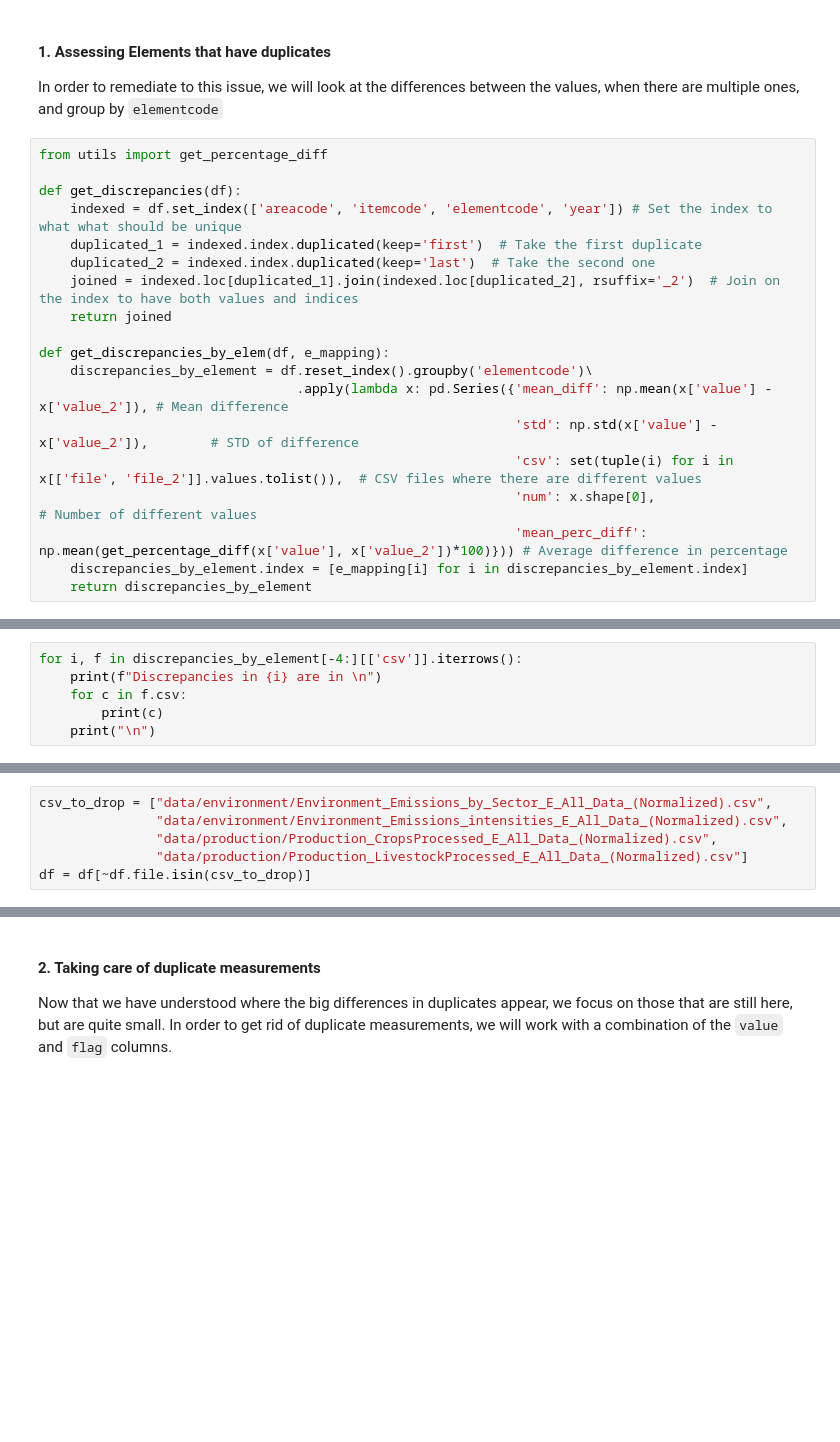
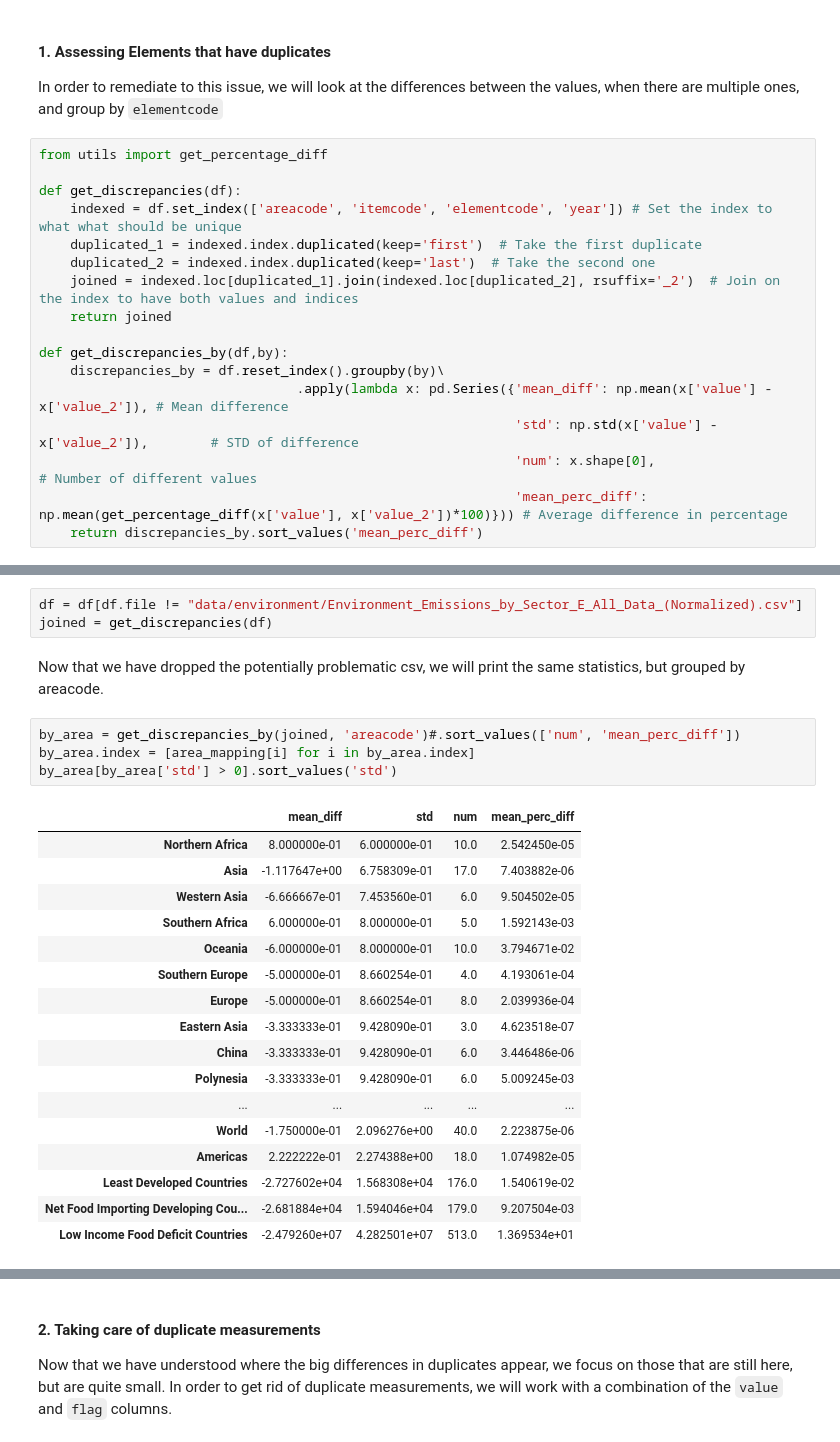
Before and after one commit to ChatPerche/ADA_Project, a Jupyter notebook: Milestone_2.ipynb, the cells around one changed output, grey strips where cells are left out. Cells and saved outputs as stored; diff of their text form; blank space fills up the shorter version.

```diff
--- a/Milestone_2.ipynb
+++ b/Milestone_2.ipynb
@@ -527,14 +476,12 @@ def get_discrepancies(df):
     joined = indexed.loc[duplicated_1].join(indexed.loc[duplicated_2], rsuffix='_2')  # Join on the index to have both values and indices
     return joined
 
-def get_discrepancies_by_elem(df, e_mapping):
-    discrepancies_by_element = df.reset_index().groupby('elementcode')\
+def get_discrepancies_by(df,by):
+    discrepancies_by = df.reset_index().groupby(by)\
                                  .apply(lambda x: pd.Series({'mean_diff': np.mean(x['value'] - x['value_2']), # Mean difference
                                                              'std': np.std(x['value'] - x['value_2']),        # STD of difference
-                                                             'csv': set(tuple(i) for i in x[['file', 'file_2']].values.tolist()),  # CSV files where there are different values
                                                              'num': x.shape[0],                                 # Number of different values
                                                              'mean_perc_diff': np.mean(get_percentage_diff(x['value'], x['value_2'])*100)})) # Average difference in percentage
-    discrepancies_by_element.index = [e_mapping[i] for i in discrepancies_by_element.index]
-    return discrepancies_by_element
+    return discrepancies_by.sort_values('mean_perc_diff')
 # %%
 joined = get_discrepancies(df)
@@ -564,6 +494,0 @@ For this, let's print the csv files that have conflicting values:
-# %%
-for i, f in discrepancies_by_element[-4:][['csv']].iterrows():
-    print(f"Discrepancies in {i} are in \n")
-    for c in f.csv:
-        print(c)
-    print("\n")
@@ -594,6 +494,0 @@ Also, the emissions by sector are computed differently than the emissions for ea
-# %%
-csv_to_drop = ["data/environment/Environment_Emissions_by_Sector_E_All_Data_(Normalized).csv",
-               "data/environment/Environment_Emissions_intensities_E_All_Data_(Normalized).csv",
-               "data/production/Production_CropsProcessed_E_All_Data_(Normalized).csv",
-               "data/production/Production_LivestockProcessed_E_All_Data_(Normalized).csv"]
-df = df[~df.file.isin(csv_to_drop)]
@@ -599,0 +500,27 @@ df = df[~df.file.isin(csv_to_drop)]
+# %%
+df = df[df.file != "data/environment/Environment_Emissions_by_Sector_E_All_Data_(Normalized).csv"]
+joined = get_discrepancies(df)
+# %% [markdown]
+Now that we have dropped the potentially problematic csv, we will print the same statistics, but grouped by areacode.
+# %%
+by_area = get_discrepancies_by(joined, 'areacode')#.sort_values(['num', 'mean_perc_diff'])
+by_area.index = [area_mapping[i] for i in by_area.index]
+by_area[by_area['std'] > 0].sort_values('std')
+# %% [output]
+|  | mean_diff | std | num | mean_perc_diff |
+| Northern Africa | 8.000000e-01 | 6.000000e-01 | 10.0 | 2.542450e-05 |
+| Asia | -1.117647e+00 | 6.758309e-01 | 17.0 | 7.403882e-06 |
+| Western Asia | -6.666667e-01 | 7.453560e-01 | 6.0 | 9.504502e-05 |
+| Southern Africa | 6.000000e-01 | 8.000000e-01 | 5.0 | 1.592143e-03 |
+| Oceania | -6.000000e-01 | 8.000000e-01 | 10.0 | 3.794671e-02 |
+| Southern Europe | -5.000000e-01 | 8.660254e-01 | 4.0 | 4.193061e-04 |
+| Europe | -5.000000e-01 | 8.660254e-01 | 8.0 | 2.039936e-04 |
+| Eastern Asia | -3.333333e-01 | 9.428090e-01 | 3.0 | 4.623518e-07 |
+| China | -3.333333e-01 | 9.428090e-01 | 6.0 | 3.446486e-06 |
+| Polynesia | -3.333333e-01 | 9.428090e-01 | 6.0 | 5.009245e-03 |
+| ... | ... | ... | ... | ... |
+| World | -1.750000e-01 | 2.096276e+00 | 40.0 | 2.223875e-06 |
+| Americas | 2.222222e-01 | 2.274388e+00 | 18.0 | 1.074982e-05 |
+| Least Developed Countries | -2.727602e+04 | 1.568308e+04 | 176.0 | 1.540619e-02 |
+| Net Food Importing Developing Cou... | -2.681884e+04 | 1.594046e+04 | 179.0 | 9.207504e-03 |
+| Low Income Food Deficit Countries | -2.479260e+07 | 4.282501e+07 | 513.0 | 1.369534e+01 |
```
Also changed, not shown: parts of 85 cells of this notebook, 2 other files.
